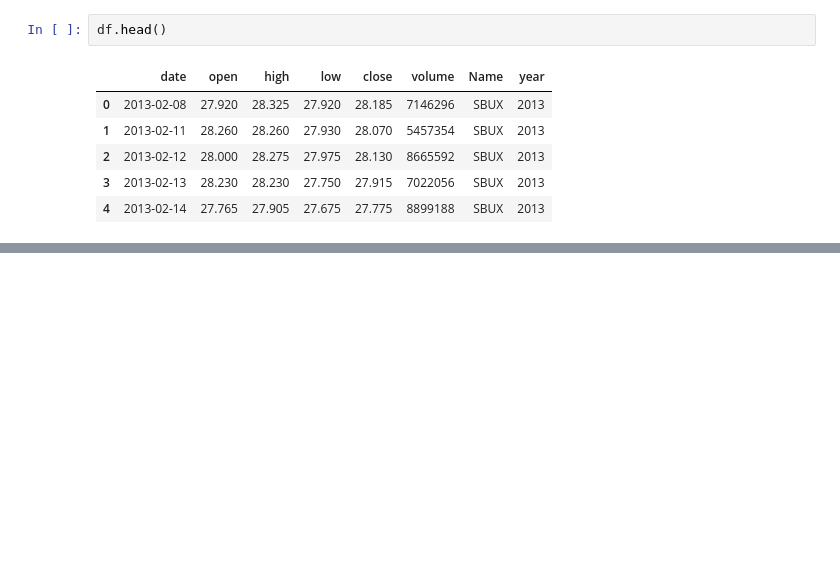
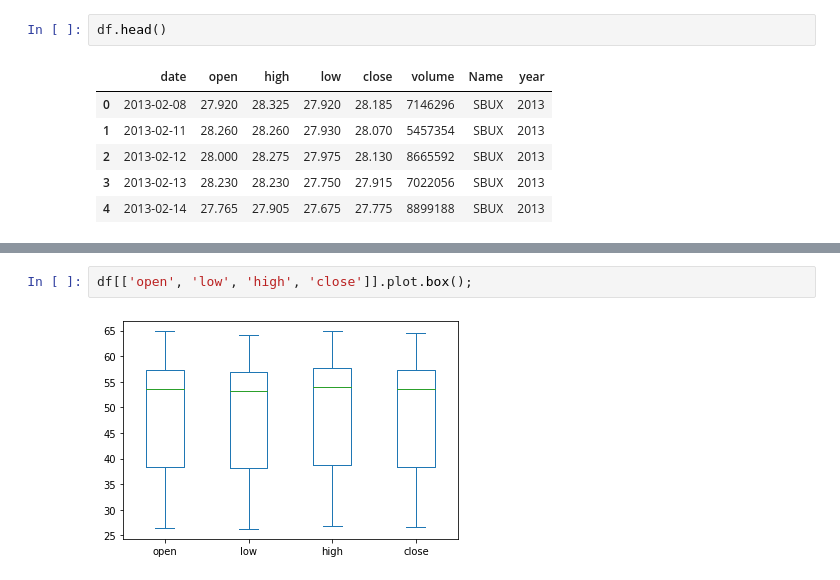
Before and after one commit to clshu/LP_numpy_stack, a Jupyter notebook: Panda_LP.ipynb, the cells around one changed output, grey strips where cells are left out. Cells and saved outputs as stored; diff of their text form; blank space fills up the shorter version.

```diff
--- a/Panda_LP.ipynb
+++ b/Panda_LP.ipynb
@@ -306,0 +317,4 @@ df.head()
+# %%
+df[['open', 'low', 'high', 'close']].plot.box();
+# %% [output]
+[figure, added]
```
Also changed, not shown: parts of 4 cells of this notebook.
